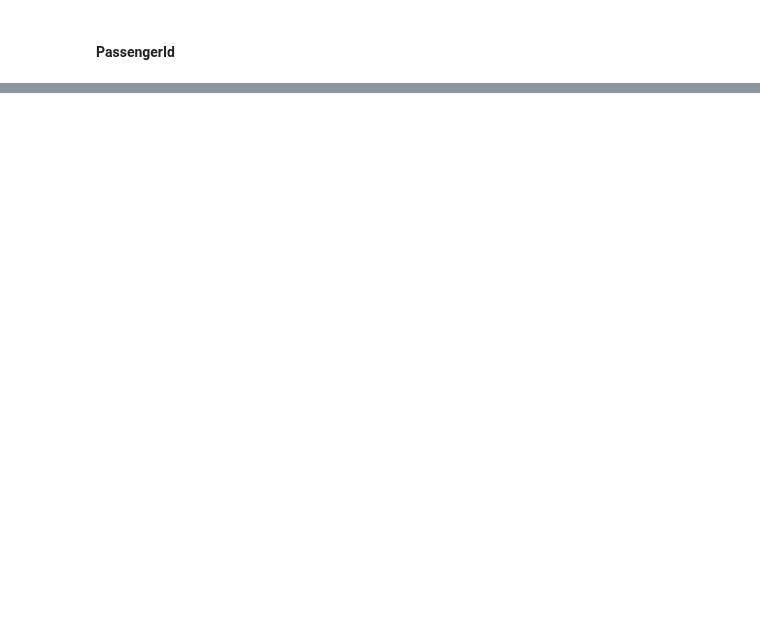
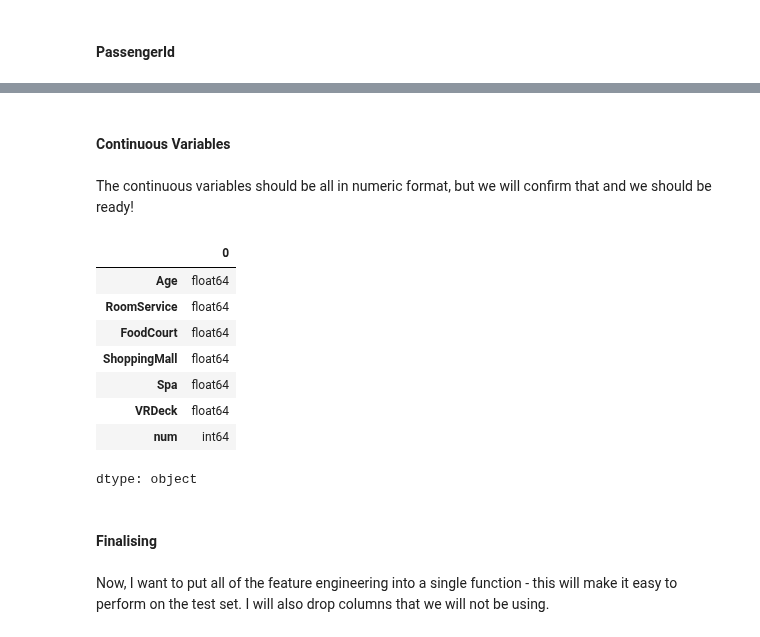
Before and after one commit to frank-895/machine_learning_journey, a Jupyter notebook: random_forests/random_forest.ipynb, the cells around one changed output, grey strips where cells are left out. Saved outputs shown, nothing was run; the diff lists cells and outputs as text; code cells hidden in the pictures; blank space fills up the shorter version.

Commit message:
Feature engineering performed

```diff
--- a/random_forests/random_forest.ipynb
+++ b/random_forests/random_forest.ipynb
@@ -169,0 +213,21 @@ def process_data(df):
+# %% [markdown]
+#### Continuous Variables
+# %% [markdown]
+The continuous variables should be all in numeric format, but we will confirm that and we should be ready!
+# %%
+cont = ['Age', 'RoomService', 'FoodCourt', 'ShoppingMall', 'Spa', 'VRDeck', 'num']
+df[cont].dtypes
+# %% [output]
+|  | 0 |
+| Age | float64 |
+| RoomService | float64 |
+| FoodCourt | float64 |
+| ShoppingMall | float64 |
+| Spa | float64 |
+| VRDeck | float64 |
+| num | int64 |
+dtype: object
+# %% [markdown]
+#### Finalising
+# %% [markdown]
+Now, I want to put all of the feature engineering into a single function - this will make it easy to perform on the test set. I will also drop columns that we will not be using.
```
Also changed, not shown: parts of 22 cells of this notebook.
